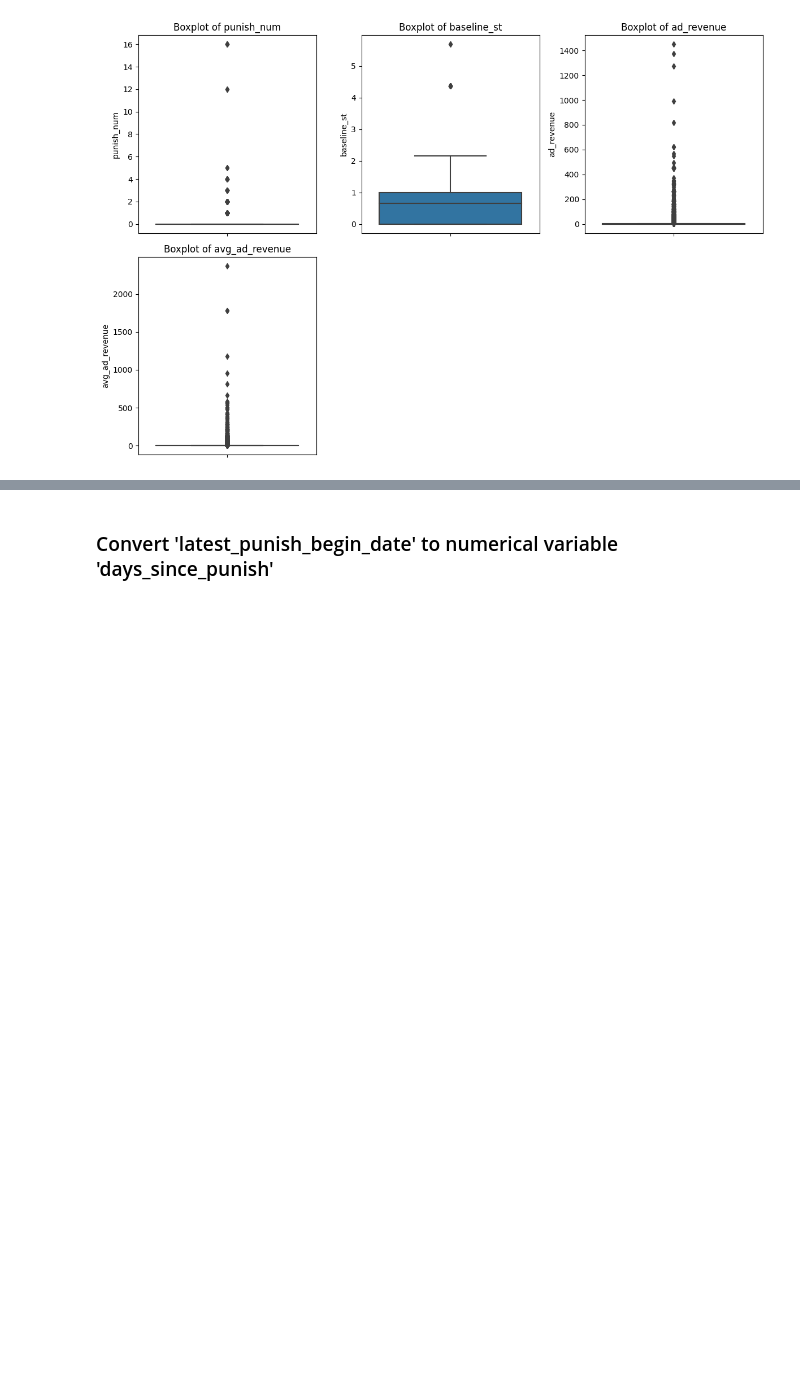
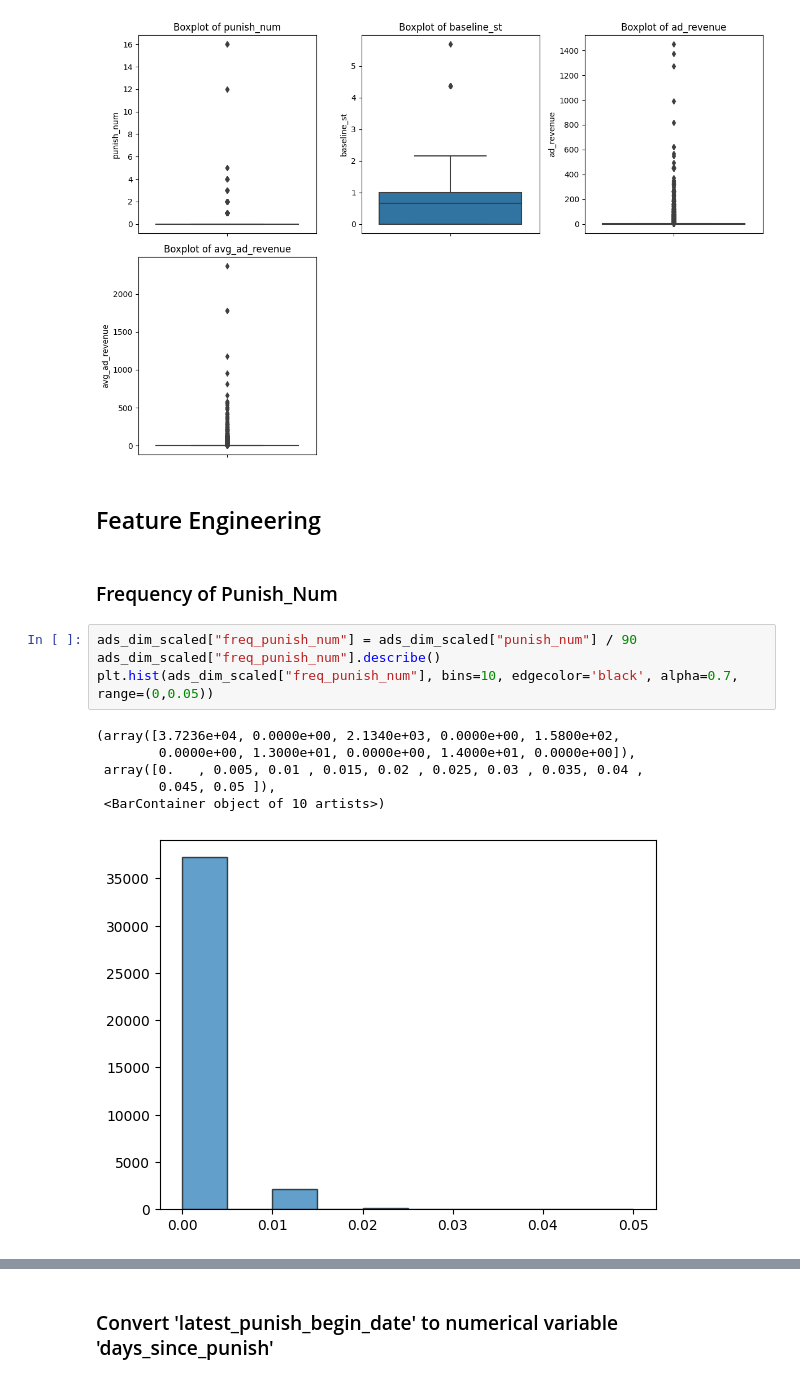
Before and after one commit to Lu-Yi-Fan/Tiktok-hackerthon, a Jupyter notebook: main.ipynb, the cells around one changed output, grey strips where cells are left out. Saved outputs shown, nothing was run; the diff lists cells and outputs as text; blank space fills up the shorter version.

```diff
--- a/main.ipynb
+++ b/main.ipynb
@@ -377,3 +377,18 @@ plt.tight_layout()
 plt.show()
 # %% [output]
 [figure]
+# %% [markdown]
+## Feature Engineering
+# %% [markdown]
+### Frequency of Punish_Num
+# %%
+ads_dim_scaled["freq_punish_num"] = ads_dim_scaled["punish_num"] / 90
+ads_dim_scaled["freq_punish_num"].describe()
+plt.hist(ads_dim_scaled["freq_punish_num"], bins=10, edgecolor='black', alpha=0.7, range=(0,0.05))
+# %% [output]
+(array([3.7236e+04, 0.0000e+00, 2.1340e+03, 0.0000e+00, 1.5800e+02,
+        0.0000e+00, 1.3000e+01, 0.0000e+00, 1.4000e+01, 0.0000e+00]),
+ array([0.   , 0.005, 0.01 , 0.015, 0.02 , 0.025, 0.03 , 0.035, 0.04 ,
+        0.045, 0.05 ]),
+ <BarContainer object of 10 artists>)
+[figure, added]
```
Also changed, not shown: parts of 22 cells of this notebook.
